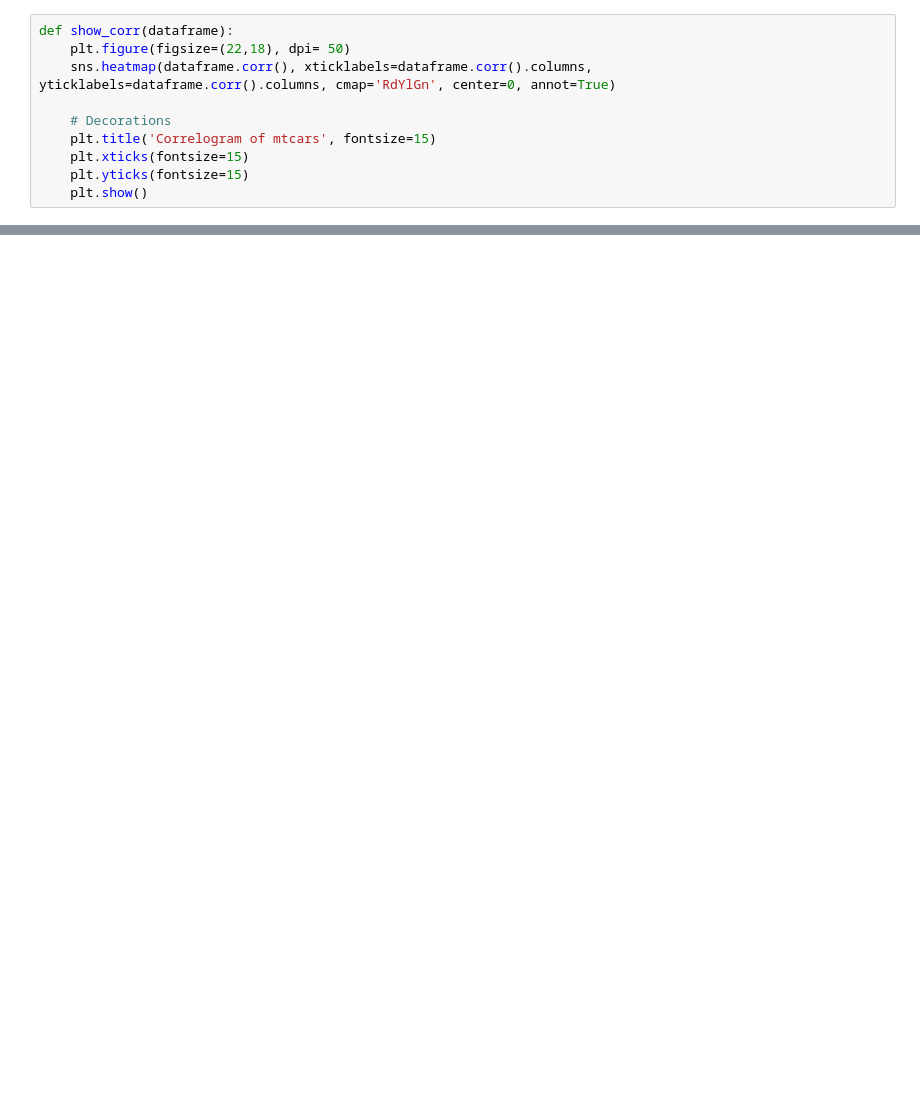
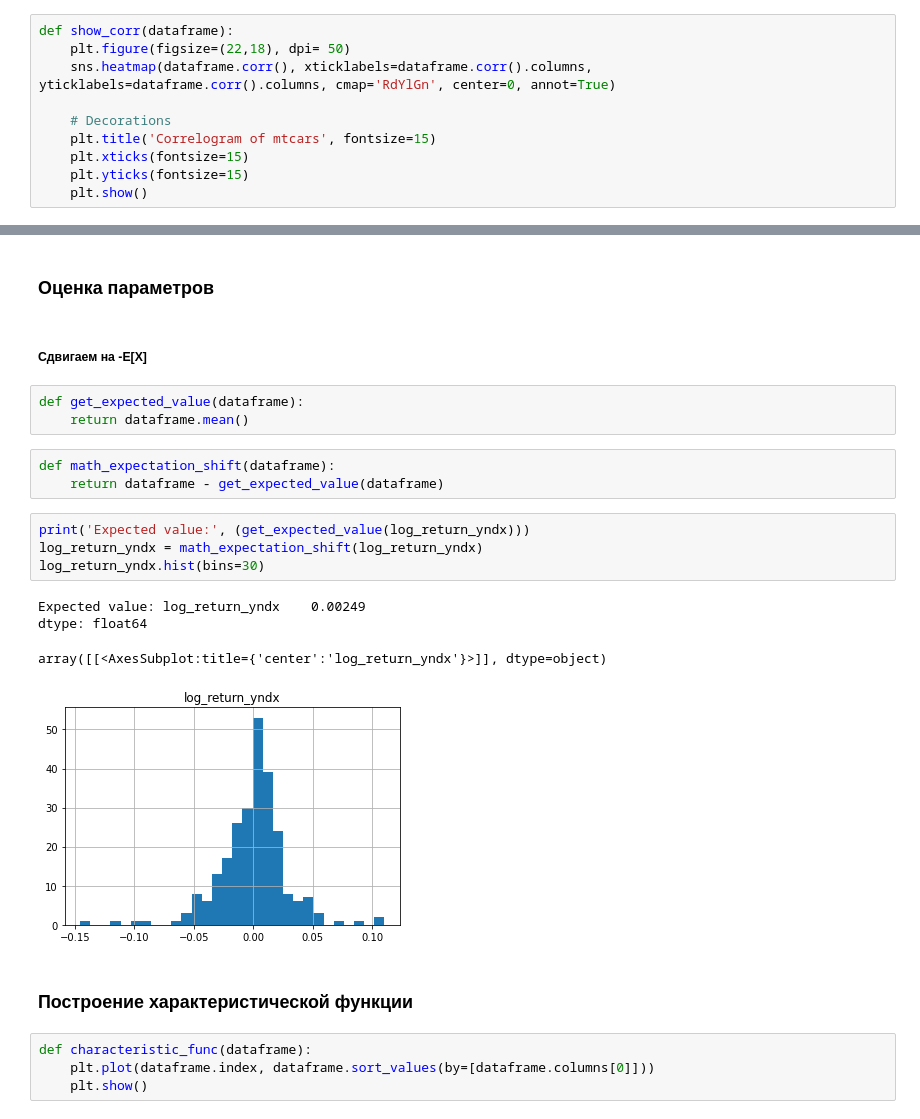
Before and after one commit to ChingisBadmaev/Copula-Models-Comparison-for-Portfolio-Risk-Assessment, a Jupyter notebook: data_processing.ipynb, the cells around one changed output, grey strips where cells are left out. Cells and saved outputs as stored; diff of their text form; blank space fills up the shorter version.

Commit message:
One param found, expected value

```diff
--- a/data_processing.ipynb
+++ b/data_processing.ipynb
@@ -87,0 +91,25 @@ show_corr(all_data)
+# %% [markdown]
+### Оценка параметров
+# %% [markdown]
+##### Сдвигаем на -E[X]
+# %%
+def get_expected_value(dataframe):
+    return dataframe.mean()
+# %%
+def math_expectation_shift(dataframe):
+    return dataframe - get_expected_value(dataframe)
+# %%
+print('Expected value:', (get_expected_value(log_return_yndx)))
+log_return_yndx = math_expectation_shift(log_return_yndx)
+log_return_yndx.hist(bins=30)
+# %% [output]
+Expected value: log_return_yndx    0.00249
+dtype: float64
+array([[<AxesSubplot:title={'center':'log_return_yndx'}>]], dtype=object)
+[figure, added]
+# %% [markdown]
+### Построение характеристической функции
+# %%
+def characteristic_func(dataframe):
+    plt.plot(dataframe.index, dataframe.sort_values(by=[dataframe.columns[0]]))
+    plt.show()
```
Also changed, not shown: parts of 10 cells of this notebook.
